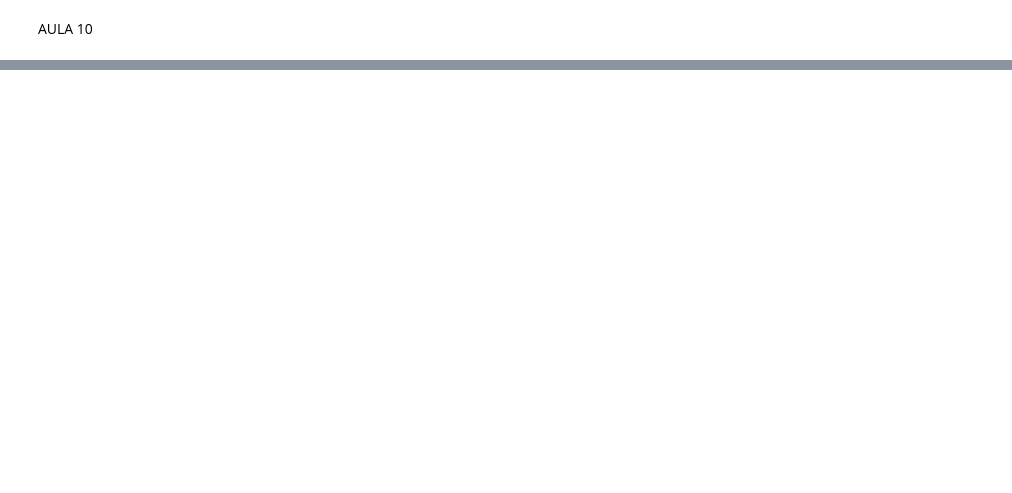
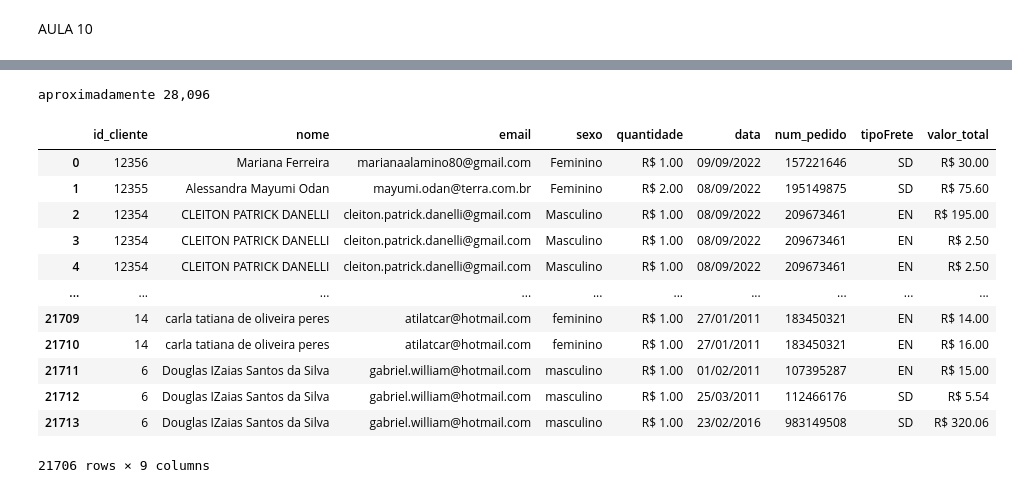
Before and after one commit to diegovergacas/senacPython, a Jupyter notebook: aula_9_10.ipynb, the cells around one changed output, grey strips where cells are left out. Cells and saved outputs as stored; diff of their text form; code cells hidden in the pictures; blank space fills up the shorter version.

```diff
--- a/aula_9_10.ipynb
+++ b/aula_9_10.ipynb
@@ -81,0 +133,4 @@ Name: nome, Length: 4980, dtype: int64
+# %%
+#transformando objeto em float
+dataAnalize['quantidade'] = pd.to_numeric(dataAnalize['quantidade'],errors='coerce') #, downcast='signed' para ser int, mas não deu certo
+display(dataAnalize.info())
@@ -81,0 +155,5 @@ Name: nome, Length: 4980, dtype: int64
+# %%
+#Agrupar valores
+pd.options.display.float_format = 'R$ {:,.2f}'.format
+vendasPorCliente = dataAnalize.groupby('nome').sum()
+display(vendasPorCliente.info())
@@ -81,0 +226,29 @@ Name: nome, Length: 4980, dtype: int64
+# %%
+#Resposta quero saber quantos itens a loja vendeu durante toda a periodo de operações
+#Realiza uma soma na coluna quantidade e subistituindo os valores null por 0
+dataAnalize['quantidade'] = pd.to_numeric(dataAnalize['quantidade'],errors='coerce')
+
+dataAnalize['quantidade'] = dataAnalize['quantidade'].replace(np.nan,0)
+
+total = dataAnalize['quantidade'].sum()
+print('aproximadamente' + ' ' + '{:,.0f}'.format(total))
+# %% [output]
+aproximadamente 28,096
+# %%
+#Fazer uma busca de todas as compras que a quantidade for maior que 0
+valorMaiorQueZero = dataAnalize[dataAnalize['quantidade']>=0]
+display(valorMaiorQueZero)
+# %% [output]
+|  | id_cliente | nome | email | sexo | quantidade | data | num_pedido | tipoFrete | valor_total |
+| 0 | 12356 | Mariana Ferreira | marianaalamino80@gmail.com | Feminino | R$ 1.00 | 09/09/2022 | 157221646 | SD | R$ 30.00 |
+| 1 | 12355 | Alessandra Mayumi Odan | mayumi.odan@terra.com.br | Feminino | R$ 2.00 | 08/09/2022 | 195149875 | SD | R$ 75.60 |
+| 2 | 12354 | CLEITON PATRICK DANELLI | cleiton.patrick.danelli@gmail.com | Masculino | R$ 1.00 | 08/09/2022 | 209673461 | EN | R$ 195.00 |
+| 3 | 12354 | CLEITON PATRICK DANELLI | cleiton.patrick.danelli@gmail.com | Masculino | R$ 1.00 | 08/09/2022 | 209673461 | EN | R$ 2.50 |
+| 4 | 12354 | CLEITON PATRICK DANELLI | cleiton.patrick.danelli@gmail.com | Masculino | R$ 1.00 | 08/09/2022 | 209673461 | EN | R$ 2.50 |
+| ... | ... | ... | ... | ... | ... | ... | ... | ... | ... |
+| 21709 | 14 | carla tatiana de oliveira peres | atilatcar@hotmail.com | feminino | R$ 1.00 | 27/01/2011 | 183450321 | EN | R$ 14.00 |
+| 21710 | 14 | carla tatiana de oliveira peres | atilatcar@hotmail.com | feminino | R$ 1.00 | 27/01/2011 | 183450321 | EN | R$ 16.00 |
+| 21711 | 6 | Douglas IZaias Santos da Silva | gabriel.william@hotmail.com | masculino | R$ 1.00 | 01/02/2011 | 107395287 | EN | R$ 15.00 |
+| 21712 | 6 | Douglas IZaias Santos da Silva | gabriel.william@hotmail.com | masculino | R$ 1.00 | 25/03/2011 | 112466176 | SD | R$ 5.54 |
+| 21713 | 6 | Douglas IZaias Santos da Silva | gabriel.william@hotmail.com | masculino | R$ 1.00 | 23/02/2016 | 983149508 | SD | R$ 320.06 |
+21706 rows × 9 columns
```
Also changed, not shown: parts of 13 cells of this notebook, 1 other file.
